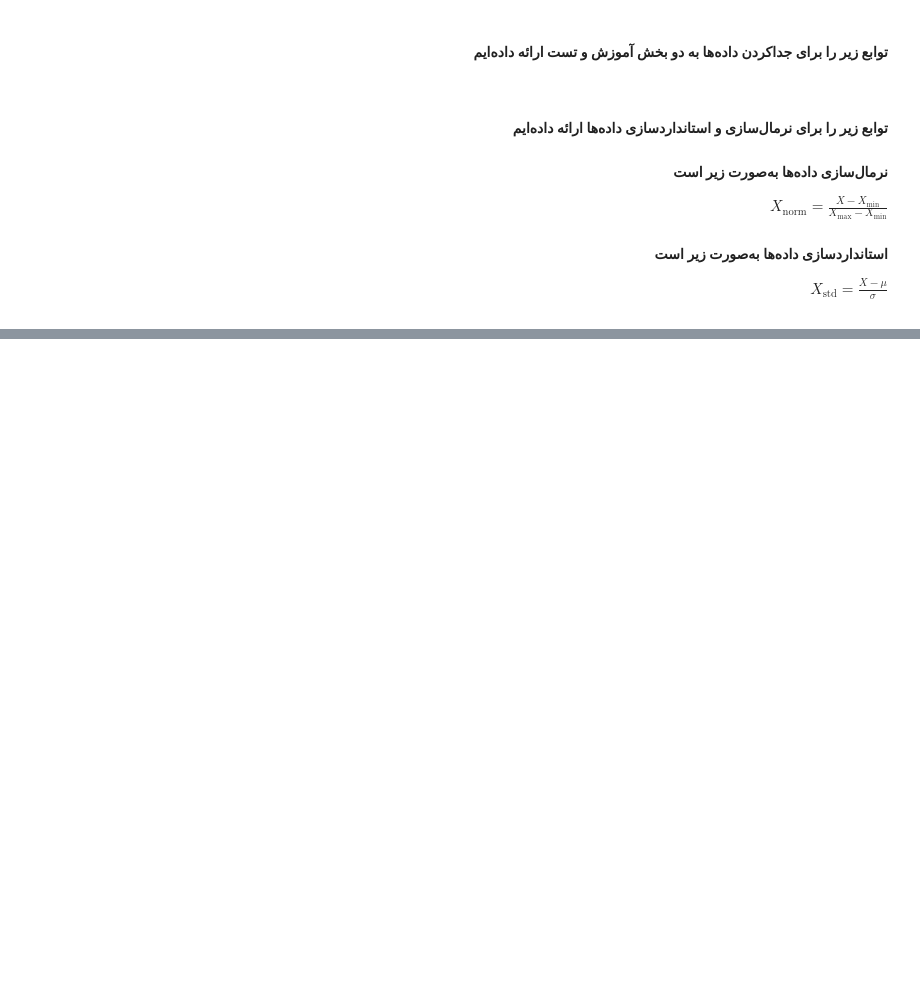
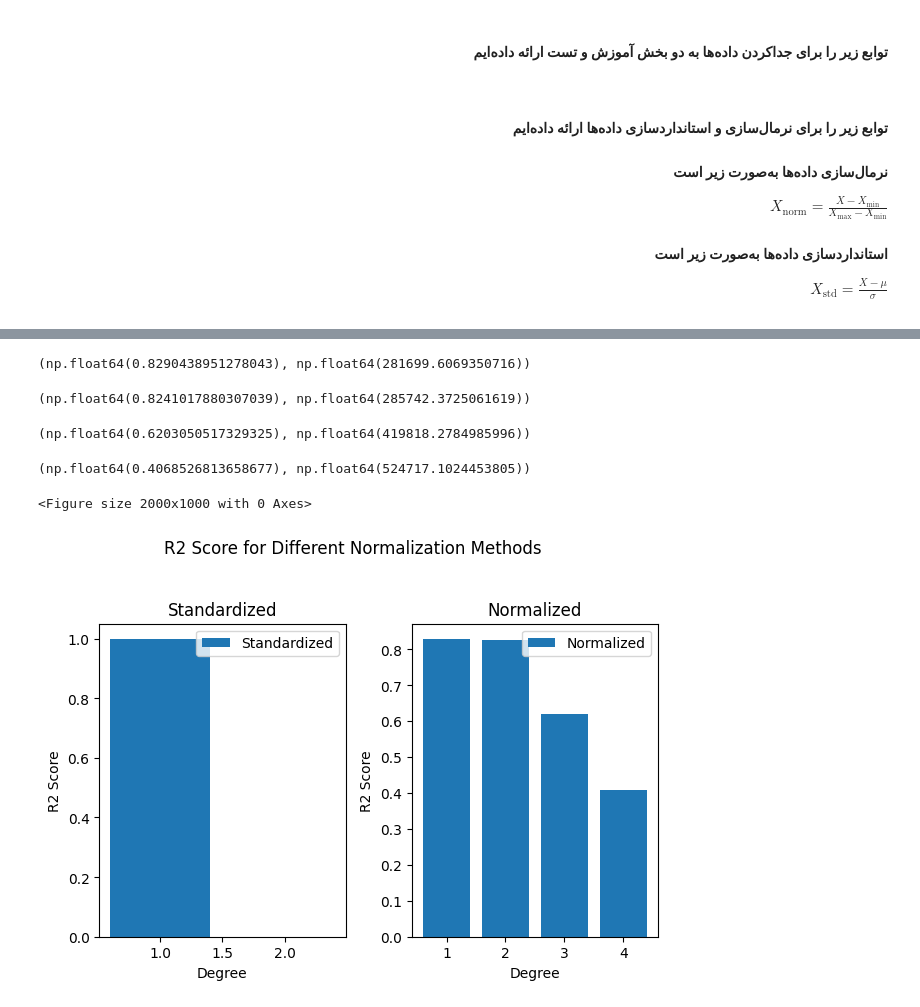
Before and after one commit to AAdvari/pattern-recognition, a Jupyter notebook: Polynomial Regression/Polynomial Regression.ipynb, the cells around one changed output, grey strips where cells are left out. Drawn from its saved outputs; the diff is of its cells as text; code cells hidden in the pictures; blank space fills up the shorter version.

```diff
--- a/Polynomial Regression/Polynomial Regression.ipynb
+++ b/Polynomial Regression/Polynomial Regression.ipynb
@@ -278,0 +416,64 @@ np.float64(0.02286829088943343)
+# %%
+pr1 = PolynomialRegression(degree=1)
+pr1.fit(train_numeric, y, epochs=1000, learning_rate=.1, gd=True)
+
+r2_norm_1 = pr1.score(test_numeric, y_test)
+rmse_norm_1 = pr1.rmse(test_numeric, y_test)
+
+r2_norm_1, rmse_norm_1
+# %% [output]
+(np.float64(0.8290438951278043), np.float64(281699.6069350716))
+# %%
+pr2 = PolynomialRegression(degree=2)
+pr2.fit(train_numeric, y, epochs=1000, learning_rate=.1, gd=True)
+
+r2_norm_2 = pr2.score(test_numeric, y_test)
+rmse_norm_2 = pr2.rmse(test_numeric, y_test)
+
+r2_norm_2, rmse_norm_2
+# %% [output]
+(np.float64(0.8241017880307039), np.float64(285742.3725061619))
+# %%
+pr3 = PolynomialRegression(degree=3)
+pr3.fit(train_numeric, y, epochs=1000, learning_rate=.1, gd=True)
+sc3 = pr3.score(test_numeric, y_test)
+
+r2_norm_3 = pr3.score(test_numeric, y_test)
+rmse_norm_3 = pr3.rmse(test_numeric, y_test)
+
+r2_norm_3, rmse_norm_3
+# %% [output]
+(np.float64(0.6203050517329325), np.float64(419818.2784985996))
+# %%
+pr4 = PolynomialRegression(degree=4)
+pr4.fit(train_numeric, y, epochs=1000, learning_rate=.1, gd=True)
+
+r2_norm_4 = pr4.score(test_numeric, y_test)
+rmse_norm_4 = pr4.rmse(test_numeric, y_test)
+
+r2_norm_4, rmse_norm_4
+# %% [output]
+(np.float64(0.4068526813658677), np.float64(524717.1024453805))
+# %%
+# Plot score for each degree each subplot is for one normalization method
+plt.figure(figsize=(20, 10))
+fig, ax = plt.subplots(1, 2)
+ax[0].bar([1, 2], [r2_std_1, 0], label='Standardized')
+ax[1].bar([1, 2, 3, 4], [r2_norm_1, r2_norm_2, r2_norm_3, r2_norm_4], label='Normalized')
+ax[0].set_title('Standardized')
+ax[1].set_title('Normalized')
+
+ax[0].set_xlabel('Degree')
+ax[1].set_xlabel('Degree')
+ax[0].set_ylabel('R2 Score')
+ax[1].set_ylabel('R2 Score')
+
+ax[0].legend()
+ax[1].legend()
+
+fig.suptitle('R2 Score for Different Normalization Methods')
+fig.tight_layout(rect=[0, 0.03, 1, 0.95])
+plt.show()
+# %% [output]
+<Figure size 2000x1000 with 0 Axes>
+[figure, added]
```
Also changed, not shown: parts of 15 cells of this notebook.
